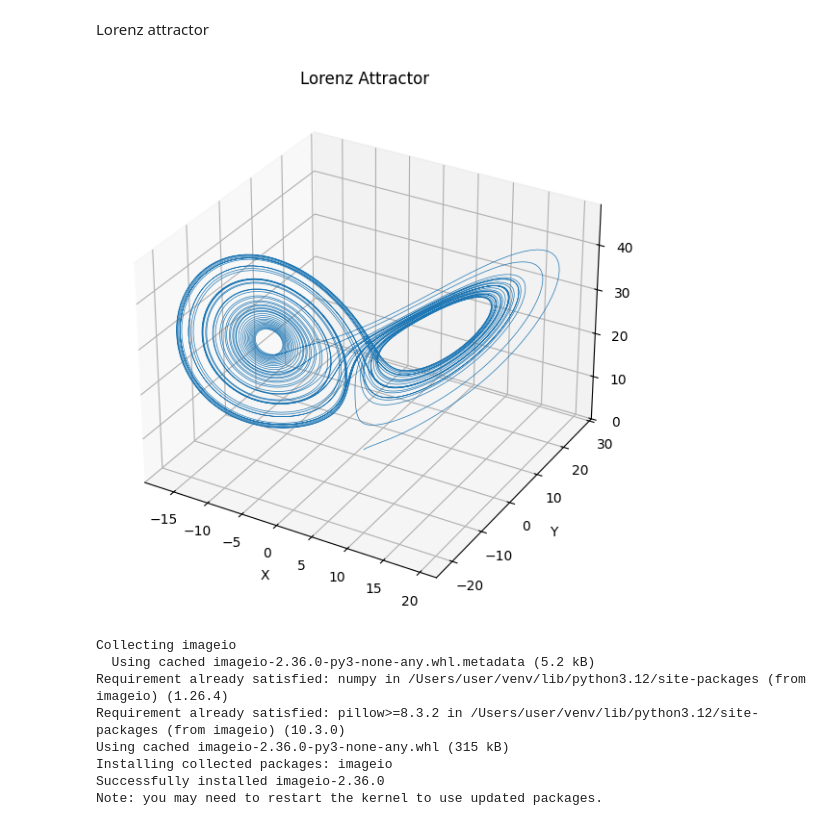
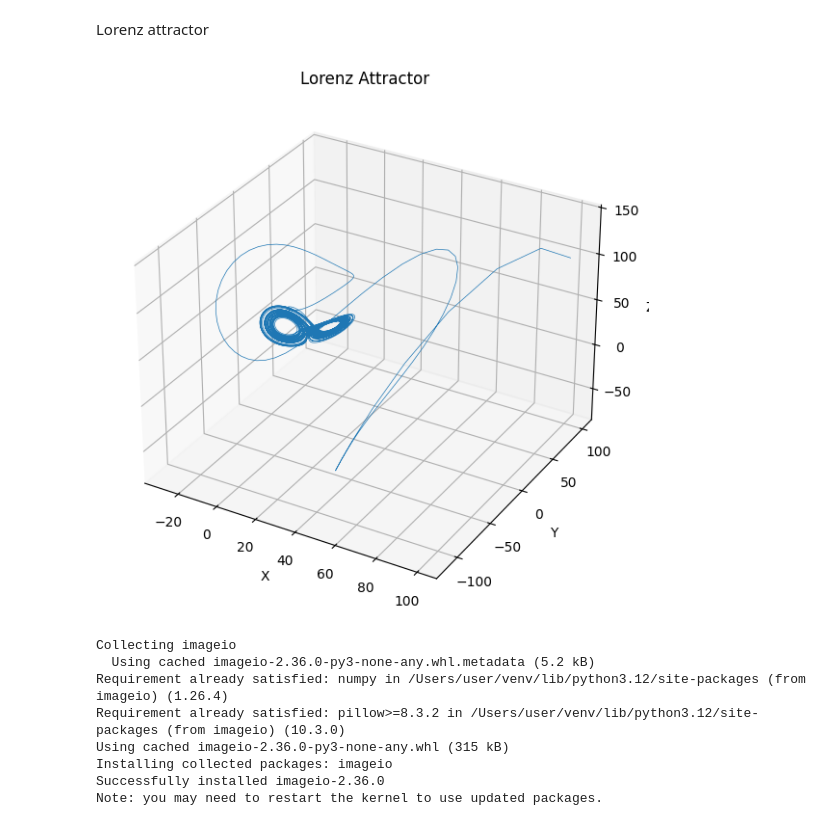
Before and after one commit to AmirAbbas-Khanbeigi/dynamical-systems-and-chaos, a Jupyter notebook: Lorenz attractor .ipynb, the cells around one changed output. Saved outputs shown, nothing was run; the diff lists cells and outputs as text; code cells hidden in the pictures.

```diff
--- a/Lorenz attractor .ipynb
+++ b/Lorenz attractor .ipynb
@@ -15,35 +15,35 @@ beta = 8.0 / 3.0
 def lorenz(t, state):
     x, y, z = state
     dx_dt = sigma * (y - x)
     dy_dt = x * (rho - z) - y
     dz_dt = x * y - beta * z
     return [dx_dt, dy_dt, dz_dt]
 
 # Initial conditions and time span
-initial_state = [1.0, 1.0, 1.0]
+initial_state = [100.0, 100.0, 100.0]
 t_span = (0, 50)  # Start and end times
 t_eval = np.linspace(t_span[0], t_span[1], 10000)  # Time points to evaluate
 
 # Solving the Lorenz system
 solution = solve_ivp(lorenz, t_span, initial_state, t_eval=t_eval)
 
 # Extracting the solution for plotting
 x, y, z = solution.y
 
 # Plotting the Lorenz attractor
 fig = plt.figure(figsize=(10, 7))
 ax = fig.add_subplot(111, projection="3d")
 ax.plot(x, y, z, lw=0.5)
 
 # Labels and title
 ax.set_title("Lorenz Attractor")
 ax.set_xlabel("X")
 ax.set_ylabel("Y")
 ax.set_zlabel("Z")
 
 plt.show()
 # %% [output]
-[figure, old version]
+[figure, new version]
 # %%
 import numpy as np
 from scipy.integrate import solve_ivp
```
Also changed, not shown: 1 other file.
